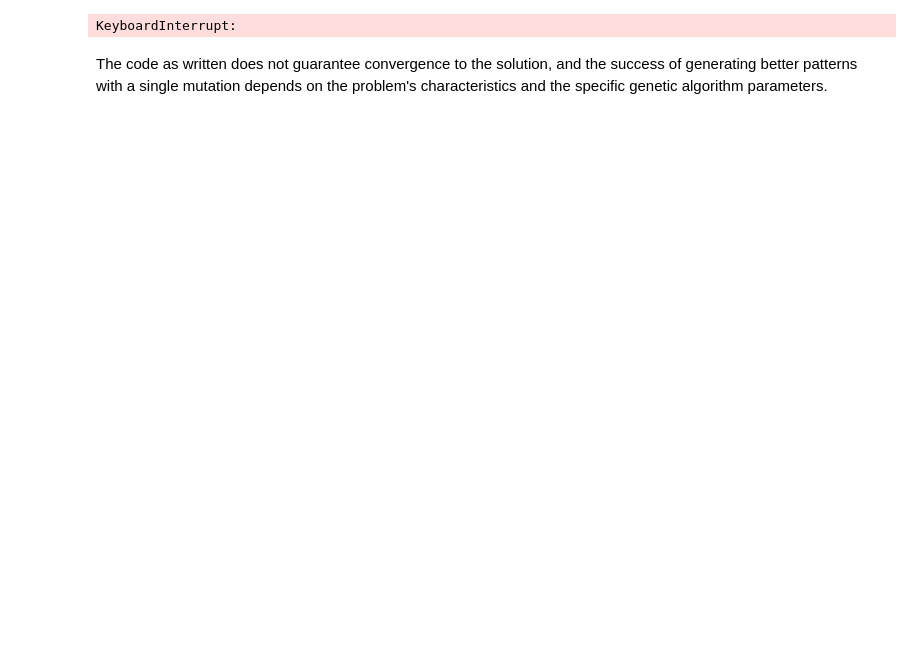
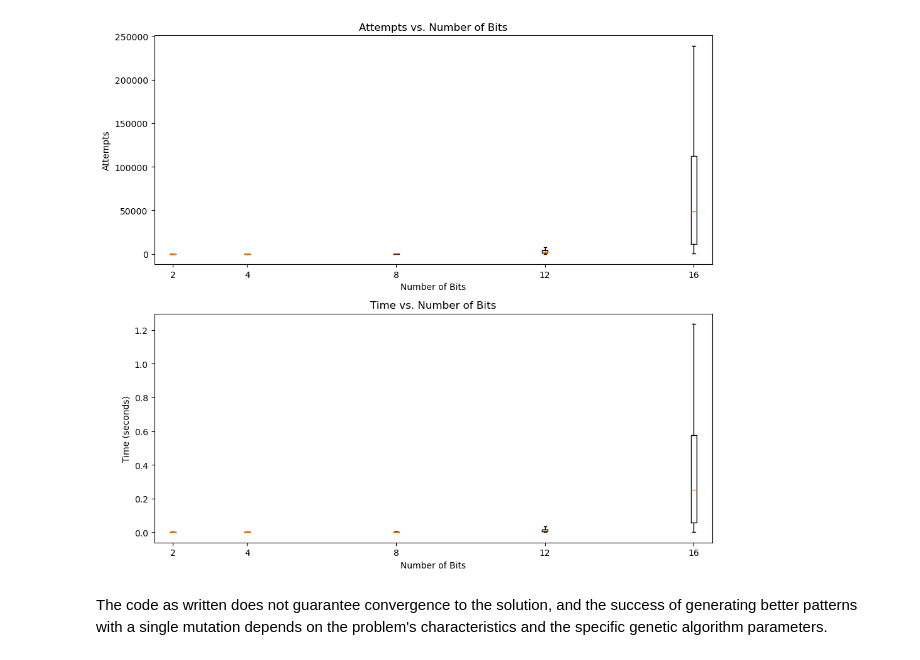
Before and after one commit to Qubi0-0/MachineLearning, a Jupyter notebook: Search/Search.ipynb, the cells around one changed output. Cells and saved outputs as stored; diff of their text form; code cells hidden in the pictures; blank space fills up the shorter version.

```diff
--- a/Search/Search.ipynb
+++ b/Search/Search.ipynb
@@ -4,7 +4,7 @@ import numpy as np
 import matplotlib.pyplot as plt
 import time
 # %%
-class BitPattern:
+class Search:
     def __init__(self, sequence_length=2):
         self.sequence_length = sequence_length
         self.solution = [random.randint(0, 1) for _ in range(sequence_length)]
@@ -89,6 +89,38 @@ class BitPattern:
             selected_patterns.append(self.mutate(sorted_patterns[random.randint(0, num_patterns_to_select - 1)].copy(), mutation_rate))
 
         return selected_patterns
+
+    # Create a function to evaluate and evolve populations
+    def evaluate_and_evolve_population(self, trials, max_generations, mut_flag = True):
+        attempts_data = []
+        times_data = []
+        fitness_data = []
+
+        for _ in range(trials):
+            start_time = time.time()  # Start the timer
+
+            current_population = self.generate_set_of_patterns()
+            mutation_rate = 0.1
+            best_fitness = -1  # Track the best fitness
+
+            for generation in range(max_generations):
+                current_population = self.evolve_population(current_population, mutation_rate)
+                best_pattern = current_population[0]
+                current_fitness = self.fitness(best_pattern)
+
+                # Check if fitness stagnates
+                if current_fitness == best_fitness:
+                    break
+                best_fitness = current_fitness
+
+            end_time = time.time()  # Stop the timer
+            time_duration = end_time - start_time  # Calculate the duration
+
+            attempts_data.append(len(current_population))
+            times_data.append(time_duration)
+            fitness_data.append(best_fitness)
+
+        return attempts_data, times_data, fitness_data
 # %%
 if __name__ == "__main__":
 
@@ -98,40 +130,36 @@ if __name__ == "__main__":
     attempts_data = {bit_count: [] for bit_count in bit_counts}
     times_data = {bit_count: [] for bit_count in bit_counts}
     fitness_data = {bit_count: [] for bit_count in bit_counts}
 
     for _ in range(trials_amount):
         for bit in bit_counts:
-            pattern = BitPattern(sequence_length= bit)
+            pattern = Search(sequence_length= bit)
             pattern.mutate_pattern()
             attempts, time_duration = pattern.solve_by_random_pattern()
             attempts_data[bit].append(attempts)
             times_data[bit].append(time_duration)
             fitness_data[bit].append(pattern.fitness(pattern.fitness_data))
 
     # Create box plots for attempts, times, and fitness
-    fig, ax = plt.subplots(3, 1, figsize=(10, 9))
+    fig, ax = plt.subplots(2, 1, figsize=(10, 9))
 
     for bit in bit_counts:
         ax[0].boxplot(attempts_data[bit], positions=[bit], showfliers=False)
         ax[1].boxplot(times_data[bit], positions=[bit], showfliers=False)
-        ax[2].boxplot(fitness_data[bit], positions=[bit], showfliers=False)
 
     ax[0].set_title("Attempts vs. Number of Bits")
     ax[0].set_xlabel("Number of Bits")
     ax[0].set_ylabel("Attempts")
 
     ax[1].set_title("Time vs. Number of Bits")
     ax[1].set_xlabel("Number of Bits")
     ax[1].set_ylabel("Time (seconds)")
 
-    ax[2].set_title("Fitness vs. Number of Bits")
-    ax[2].set_xlabel("Number of Bits")
-    ax[2].set_ylabel("Fitness")
 
     plt.tight_layout()
     plt.show()
 # %% [output]
-KeyboardInterrupt:
+[figure, added]
 # %% [markdown]
 The code as written does not guarantee convergence to the solution, and the success of generating better patterns with a single mutation depends on the problem's characteristics and the specific genetic algorithm parameters.
 # %%
```
Also changed, not shown: parts of 1 cell of this notebook.
